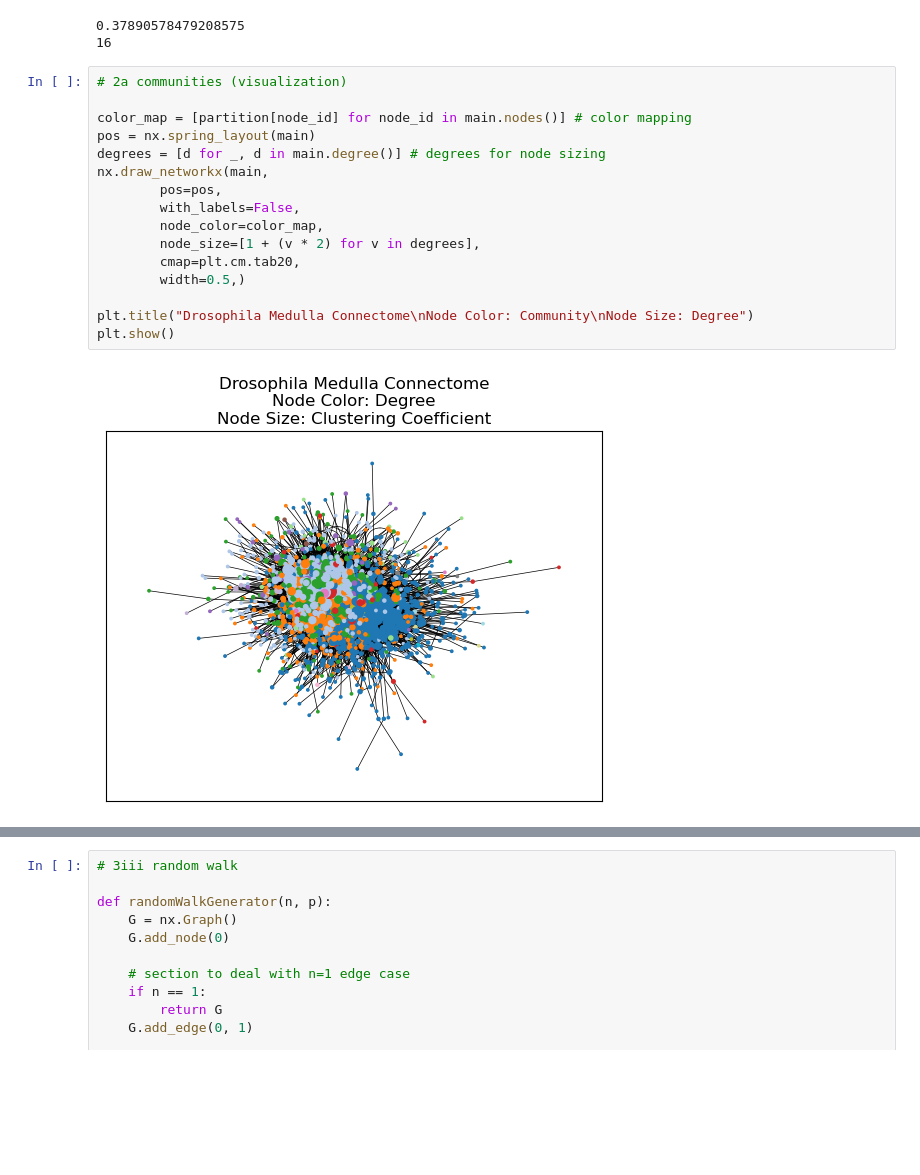
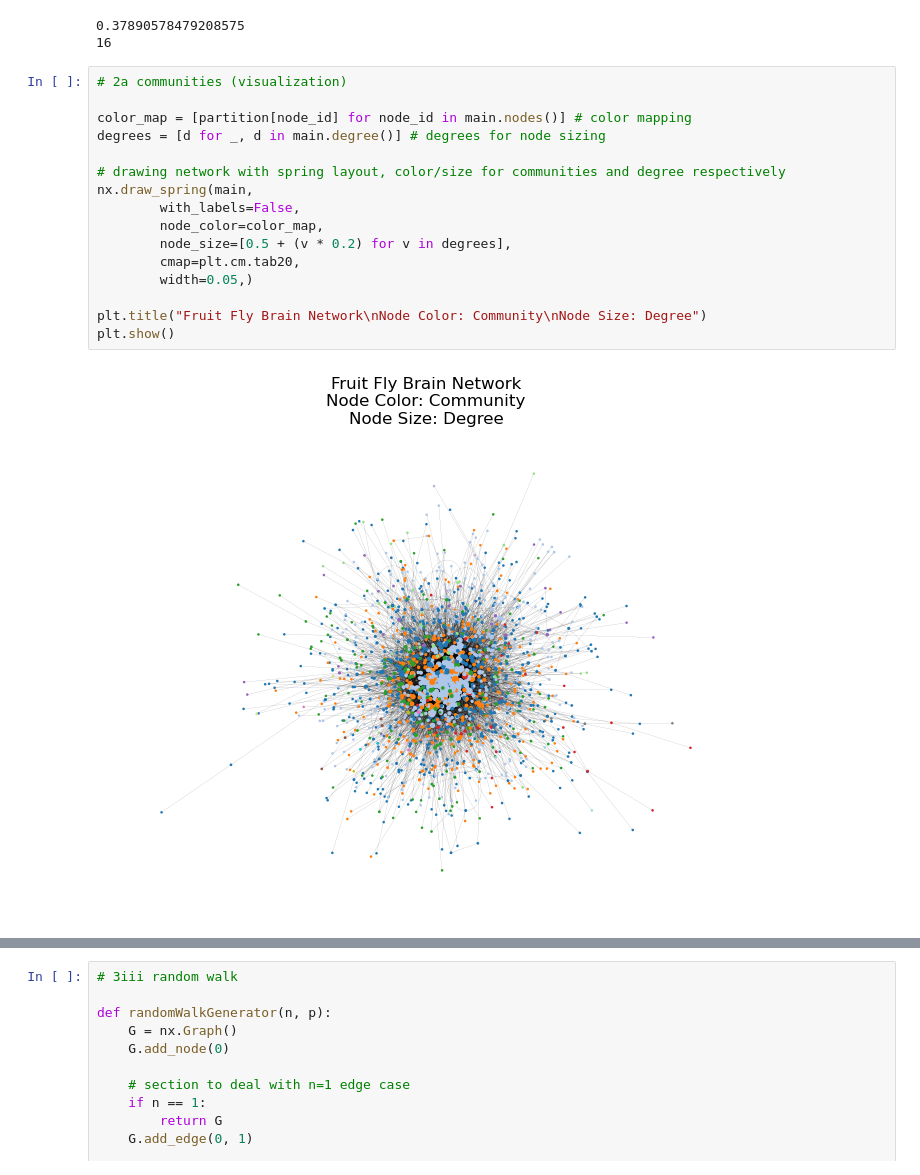
Before and after one commit to caleb-chandler/Assignment-1-CNET5051, a Jupyter notebook: assignment02.ipynb, the cells around one changed output, grey strips where cells are left out. Cells and saved outputs as stored; diff of their text form; blank space fills up the shorter version.

```diff
--- a/assignment02.ipynb
+++ b/assignment02.ipynb
@@ -180,21 +199,21 @@ for community_id, community in enumerate(communities):
 # %%
 # 2a communities (visualization)
 
 color_map = [partition[node_id] for node_id in main.nodes()] # color mapping
-pos = nx.spring_layout(main)
 degrees = [d for _, d in main.degree()] # degrees for node sizing
-nx.draw_networkx(main,
-        pos=pos,
+
+# drawing network with spring layout, color/size for communities and degree respectively
+nx.draw_spring(main,
         with_labels=False,
         node_color=color_map,
-        node_size=[1 + (v * 2) for v in degrees],
+        node_size=[0.5 + (v * 0.2) for v in degrees],
         cmap=plt.cm.tab20,
-        width=0.5,)
+        width=0.05,)
 
-plt.title("Drosophila Medulla Connectome\nNode Color: Community\nNode Size: Degree")
+plt.title("Fruit Fly Brain Network\nNode Color: Community\nNode Size: Degree")
 plt.show()
 # %% [output]
-[figure, old version]
+[figure, new version]
 # %%
 # 2b null models
 
```
Also changed, not shown: parts of 11 cells of this notebook.
